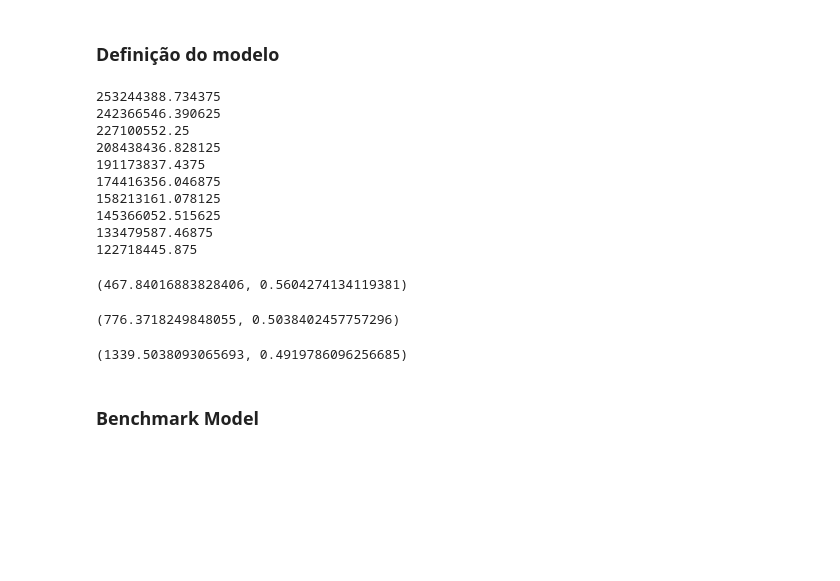
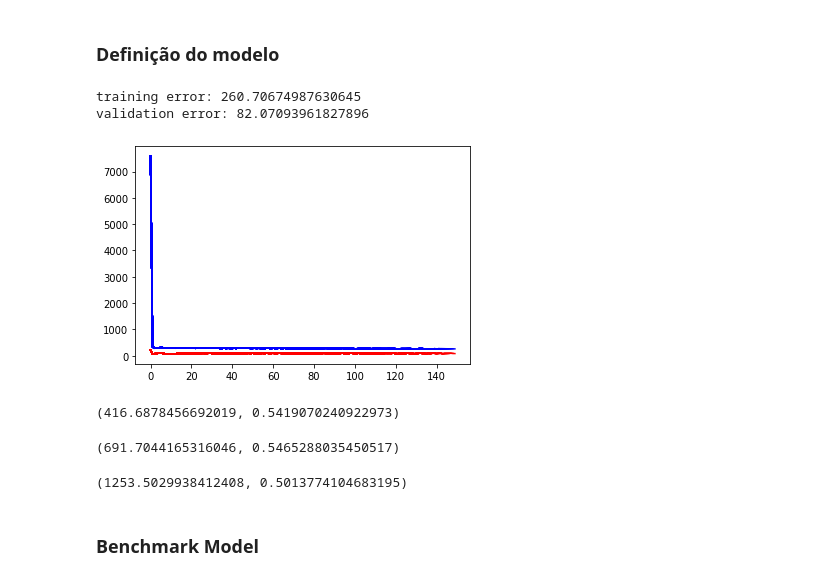
Before and after one commit to adelmofilho/BovespaStockPrediction, a Jupyter notebook: IbovespaForecasting.ipynb, the cells around one changed output. Saved outputs shown, nothing was run; the diff lists cells and outputs as text; code cells hidden in the pictures; blank space fills up the shorter version.

```diff
--- a/IbovespaForecasting.ipynb
+++ b/IbovespaForecasting.ipynb
@@ -42,7 +42,7 @@ ibovespa = get_history(ticker=ibov_ticker)
 ibovespa.to_csv(os.path.join(data_dir, history_file), index=False)
 
 # Label datapoint as train or test dataset
-ibovespa = label_train_test(ibovespa, split=split, split_valid=0.2)
+ibovespa = label_train_test(ibovespa, split=split, split_valid=0.1)
 # %% [markdown]
 ### Feature Engineering
 # %%
@@ -67,30 +67,23 @@ def torch_data(df, target, variables, group_var, batch, group):
     return loader, x_tensor, y_tensor
 # %%
 train_loader, train_x_tensor, train_y_tensor = \
-    torch_data(master_table, target="target", variables="lags", group_var="group", batch=10, group="train")
+    torch_data(master_table, target="target", variables="lags", group_var="group", batch=100, group="train")
 
 valid_loader, valid_x_tensor, valid_y_tensor = \
-    torch_data(master_table, target="target", variables="lags", group_var="group", batch=10, group="valid")
+    torch_data(master_table, target="target", variables="lags", group_var="group", batch=100, group="valid")
 
 test_loader, test_x_tensor, test_y_tensor = \
-    torch_data(master_table, target="target", variables="lags", group_var="group", batch=10, group="test")
+    torch_data(master_table, target="target", variables="lags", group_var="group", batch=100, group="test")
 # %%
-model = Ibovespa(input_layer=window)
-criterion = nn.MSELoss()
+model = Ibovespa(input_layer=window, hidden_layer=100, dropout=0.215)
+criterion = nn.L1Loss()
 optimizer = optim.Adam(model.parameters(), lr=0.001)
 # %%
-train(model, train_loader, valid_loader, criterion, optimizer, epochs=10)
+train(model, train_loader, valid_loader, criterion, optimizer, epochs=150)
 # %% [output]
-253244388.734375
-242366546.390625
-227100552.25
-208438436.828125
-191173837.4375
-174416356.046875
-158213161.078125
-145366052.515625
-133479587.46875
-122718445.875
+training error: 260.70674987630645
+validation error: 82.07093961827896
+[figure, added]
 # %%
 import seaborn as sns
 # %%
@@ -113,15 +106,15 @@ def evaluate_results(x_tensor, y_tensor):
 # %%
 evaluate_results(train_x_tensor, train_y_tensor)
 # %% [output]
-(467.84016883828406, 0.5604274134119381)
+(416.6878456692019, 0.5419070240922973)
 # %%
 evaluate_results(valid_x_tensor, valid_y_tensor)
 # %% [output]
-(776.3718249848055, 0.5038402457757296)
+(691.7044165316046, 0.5465288035450517)
 # %%
 evaluate_results(test_x_tensor, test_y_tensor)
 # %% [output]
-(1339.5038093065693, 0.4919786096256685)
+(1253.5029938412408, 0.5013774104683195)
 # %% [markdown]
 ### Benchmark Model
 # %%
```
Also changed, not shown: parts of 23 cells of this notebook, 3 other files.
